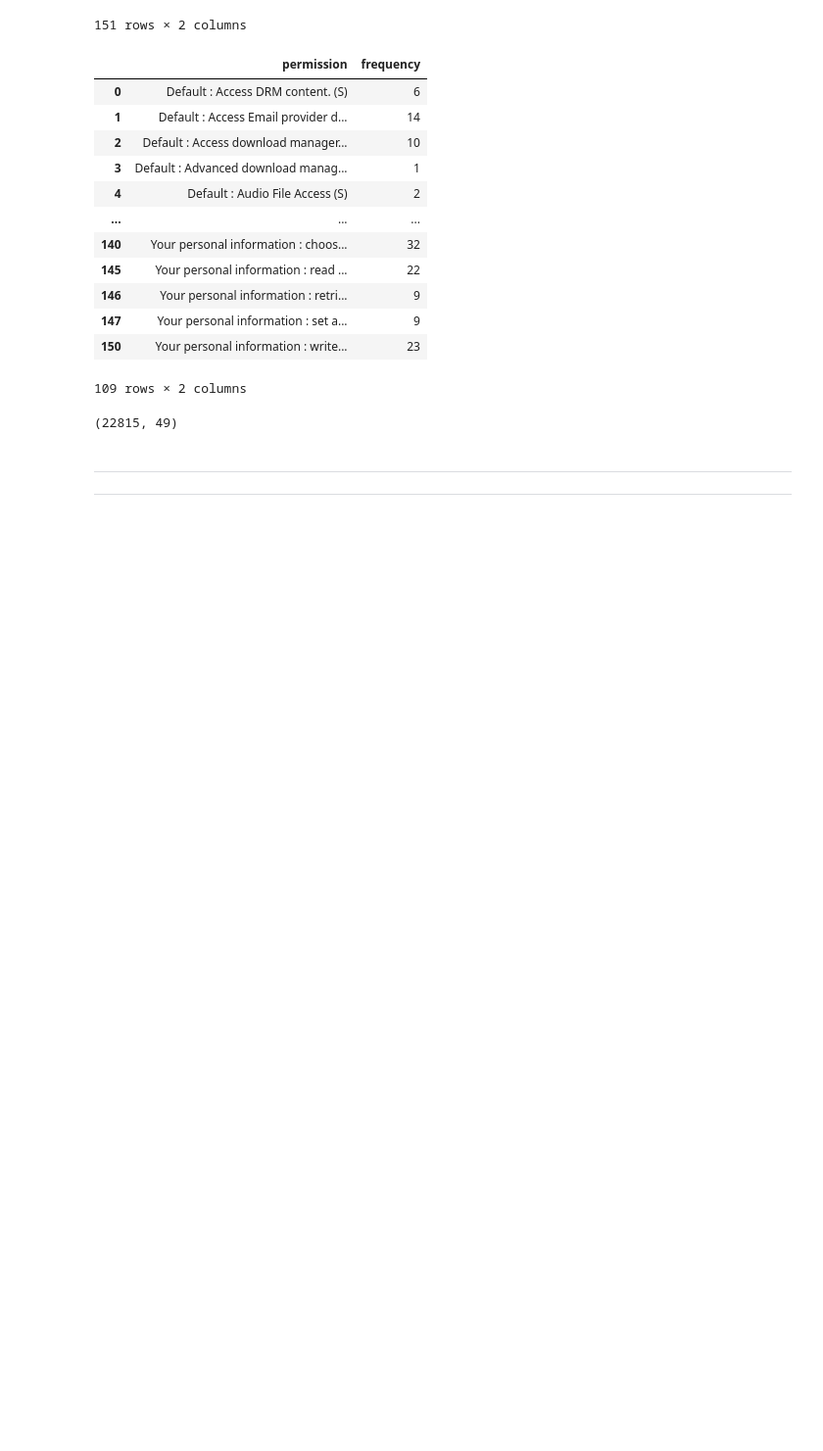
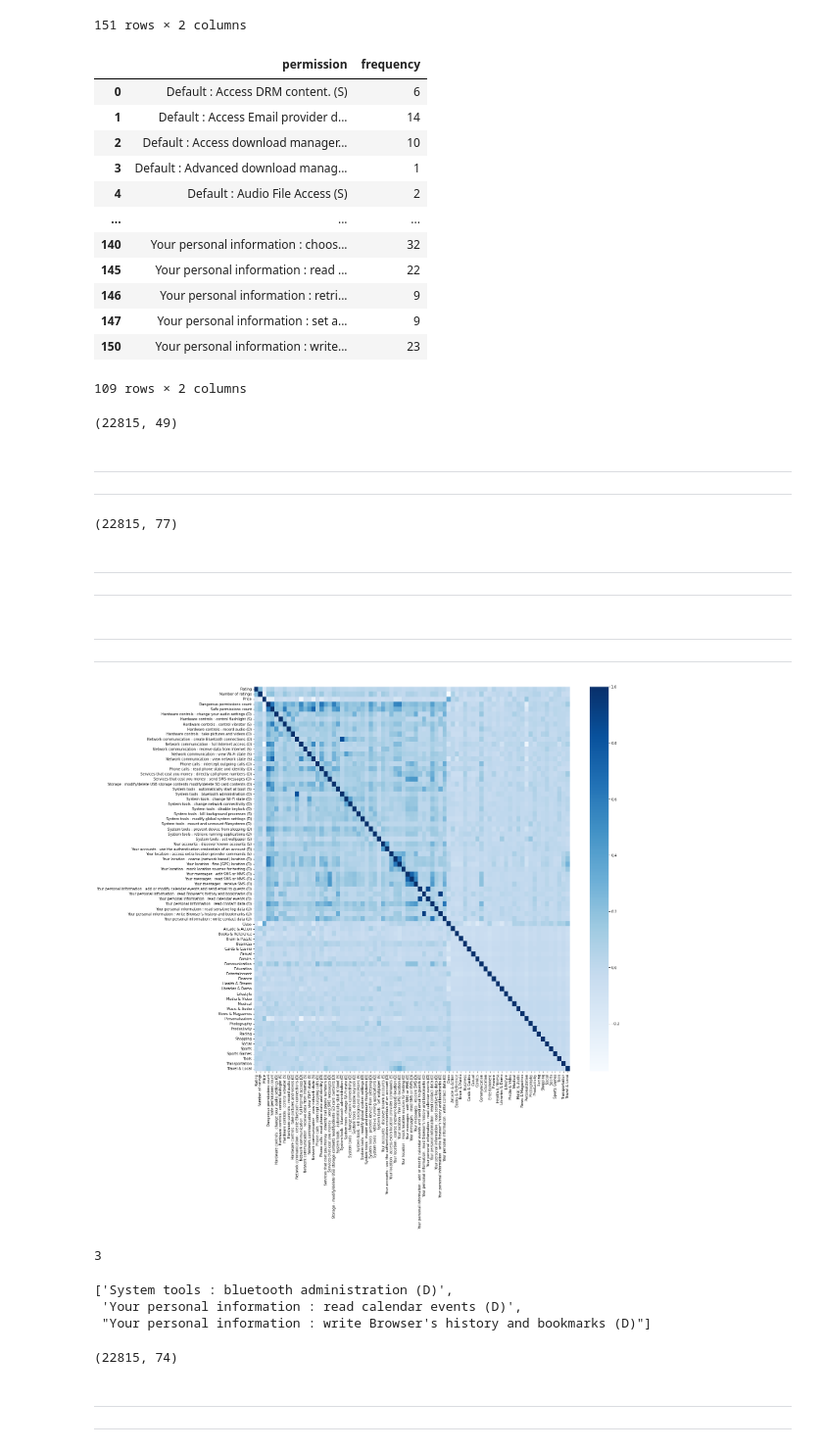
Before and after one commit to kunalNbadgujar/ANDROID-AUTHENTICITY-PREDICTION, a Jupyter notebook: team_ANDROID_AUTHENTICITY_PREDICTION.ipynb, the cells around one changed output. Shown at 98% size. Drawn from its saved outputs; the diff is of its cells as text; code cells hidden in the pictures; blank space fills up the shorter version.

```diff
--- a/team_ANDROID_AUTHENTICITY_PREDICTION.ipynb
+++ b/team_ANDROID_AUTHENTICITY_PREDICTION.ipynb
@@ -1042,3 +1087,21 @@ df.shape
 
 
 ---
+# %%
+
+
+# Now, we will do Dummies Category Column
+
+cat_dummies = pd.get_dummies(df['Category'])
+df=pd.concat([df,cat_dummies],axis='columns')
+# %%
+df.drop(['Category'],axis=1,inplace=True)
+# %%
+# We also drop one more column from category
+# To deal with multicolinearity
+
+
+df.drop(['Weather'],axis=1,inplace=True)
+df.shape
+# %% [output]
+(22815, 77)
@@ -1044,0 +1110,31 @@ df.shape
+# %% [markdown]
+
+
+---
+
+
+
+---
+# %%
+# Again convert Class malware = 1   & benign = 0
+
+df['Class'] = df['Class'].apply(lambda x: 1 if x== 'malware' else 0)
+# %% [markdown]
+
+
+---
+
+
+
+---
+# %%
+# Now, Cheking the correlation of our dataset
+# and drop columns which have correlation more than 0.80
+
+
+cor = df.corr().round(2)
+cor
+plt.figure(figsize=(20,20))
+plot=sns.heatmap(df.corr().round(2),cmap=plt.cm.Blues)
+# %% [output]
+[figure, added]
@@ -1044,0 +1151,24 @@ df.shape
+# %%
+correlation_columns_80 = correlation(df,0.8)
+len(correlation_columns_80)
+# %% [output]
+3
+# %%
+correlation_columns_80
+# %% [output]
+['System tools : bluetooth administration (D)',
+ 'Your personal information : read calendar events (D)',
+ "Your personal information : write Browser's history and bookmarks (D)"]
+# %%
+df.drop(correlation_columns_80,axis=1,inplace=True)
+df.shape
+# %% [output]
+(22815, 74)
+# %% [markdown]
+
+
+---
+
+
+
+---
```
Also changed, not shown: parts of 27 cells of this notebook.
